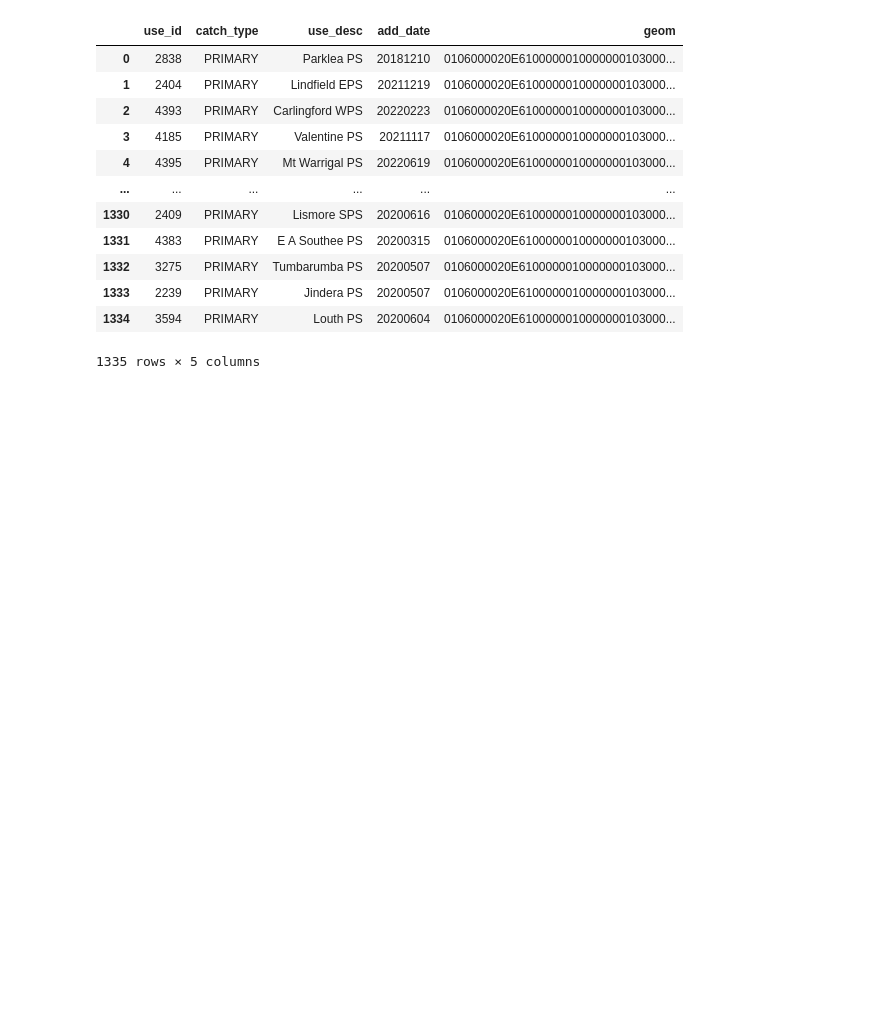
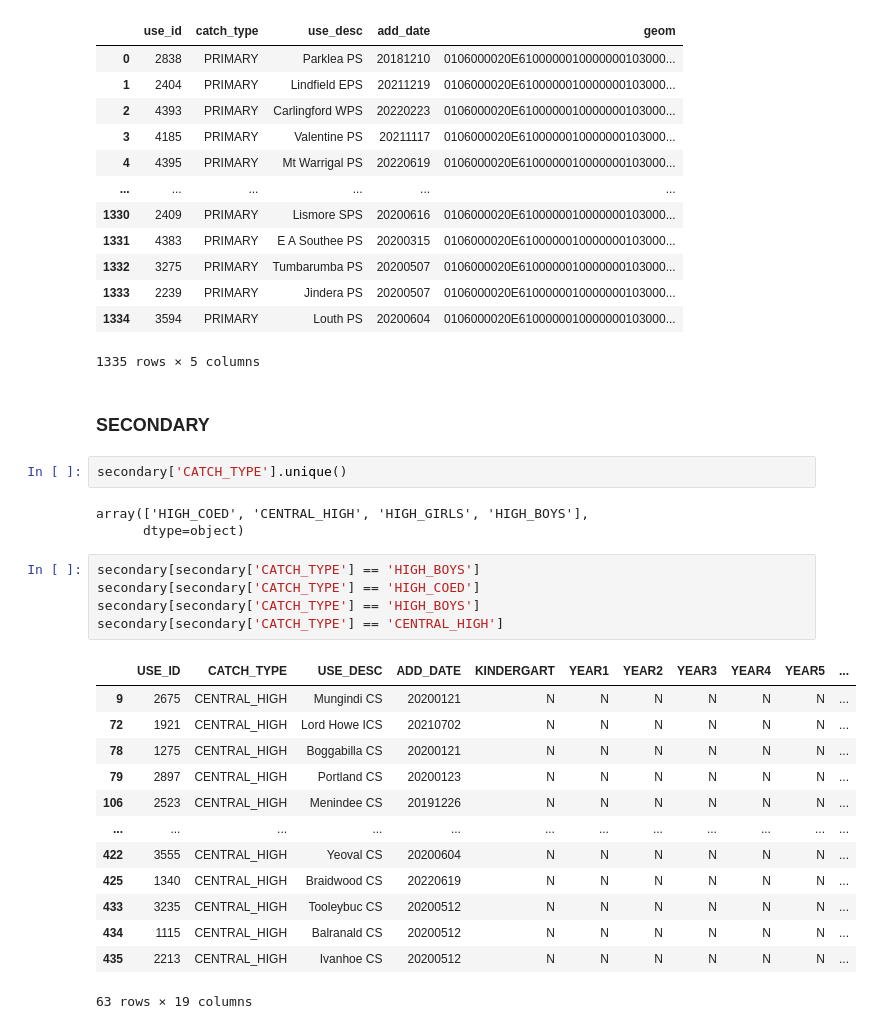
Before and after one commit to joshuahallam127/DATA2901_Assign, a Jupyter notebook: main.ipynb, the cells around one changed output. Saved outputs shown, nothing was run; the diff lists cells and outputs as text; blank space fills up the shorter version.

```diff
--- a/main.ipynb
+++ b/main.ipynb
@@ -1247,3 +1252,29 @@ query(conn, "SELECT * FROM prim")
 | 1333 | 2239 | PRIMARY | Jindera PS | 20200507 | 0106000020E6100000010000000103000... |
 | 1334 | 3594 | PRIMARY | Louth PS | 20200604 | 0106000020E6100000010000000103000... |
 1335 rows × 5 columns
+# %% [markdown]
+### SECONDARY
+# %%
+secondary['CATCH_TYPE'].unique()
+# %% [output]
+array(['HIGH_COED', 'CENTRAL_HIGH', 'HIGH_GIRLS', 'HIGH_BOYS'],
+      dtype=object)
+# %%
+secondary[secondary['CATCH_TYPE'] == 'HIGH_BOYS']
+secondary[secondary['CATCH_TYPE'] == 'HIGH_COED']
+secondary[secondary['CATCH_TYPE'] == 'HIGH_BOYS']
+secondary[secondary['CATCH_TYPE'] == 'CENTRAL_HIGH']
+# %% [output]
+|  | USE_ID | CATCH_TYPE | USE_DESC | ADD_DATE | KINDERGART | YEAR1 | YEAR2 | YEAR3 | YEAR4 | YEAR5 | ... |
+| 9 | 2675 | CENTRAL_HIGH | Mungindi CS | 20200121 | N | N | N | N | N | N | ... |
+| 72 | 1921 | CENTRAL_HIGH | Lord Howe ICS | 20210702 | N | N | N | N | N | N | ... |
+| 78 | 1275 | CENTRAL_HIGH | Boggabilla CS | 20200121 | N | N | N | N | N | N | ... |
+| 79 | 2897 | CENTRAL_HIGH | Portland CS | 20200123 | N | N | N | N | N | N | ... |
+| 106 | 2523 | CENTRAL_HIGH | Menindee CS | 20191226 | N | N | N | N | N | N | ... |
+| ... | ... | ... | ... | ... | ... | ... | ... | ... | ... | ... | ... |
+| 422 | 3555 | CENTRAL_HIGH | Yeoval CS | 20200604 | N | N | N | N | N | N | ... |
+| 425 | 1340 | CENTRAL_HIGH | Braidwood CS | 20220619 | N | N | N | N | N | N | ... |
+| 433 | 3235 | CENTRAL_HIGH | Tooleybuc CS | 20200512 | N | N | N | N | N | N | ... |
+| 434 | 1115 | CENTRAL_HIGH | Balranald CS | 20200512 | N | N | N | N | N | N | ... |
+| 435 | 2213 | CENTRAL_HIGH | Ivanhoe CS | 20200512 | N | N | N | N | N | N | ... |
+63 rows × 19 columns
```
Also changed, not shown: parts of 25 cells of this notebook, 1 other file.
